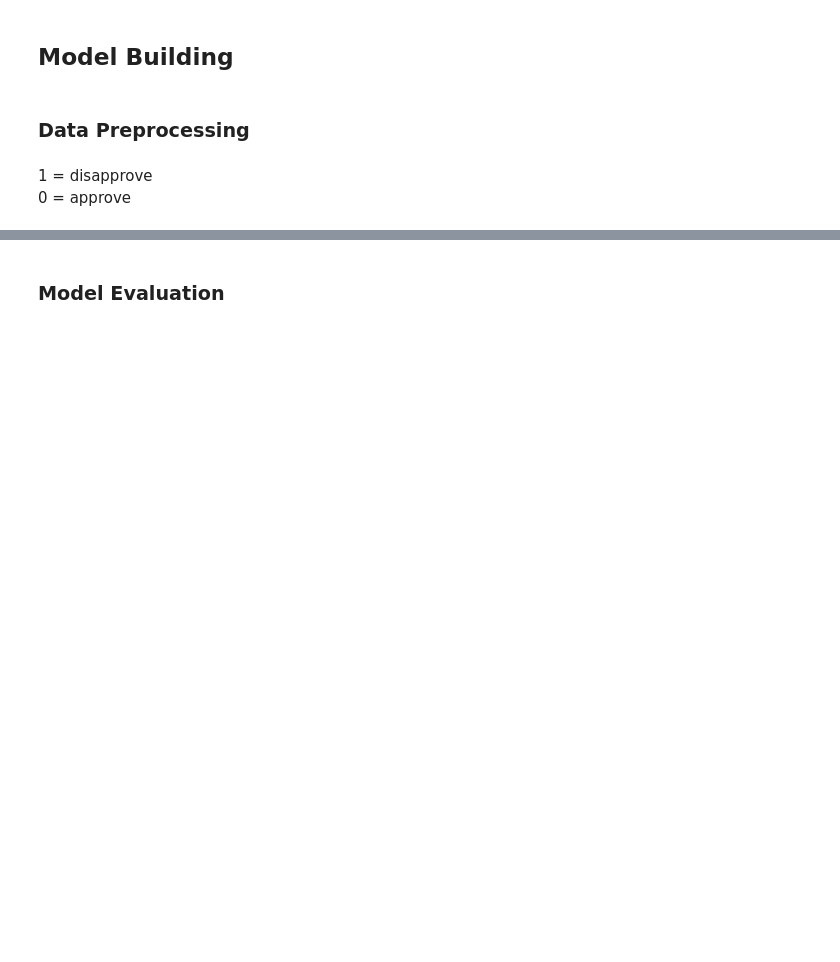
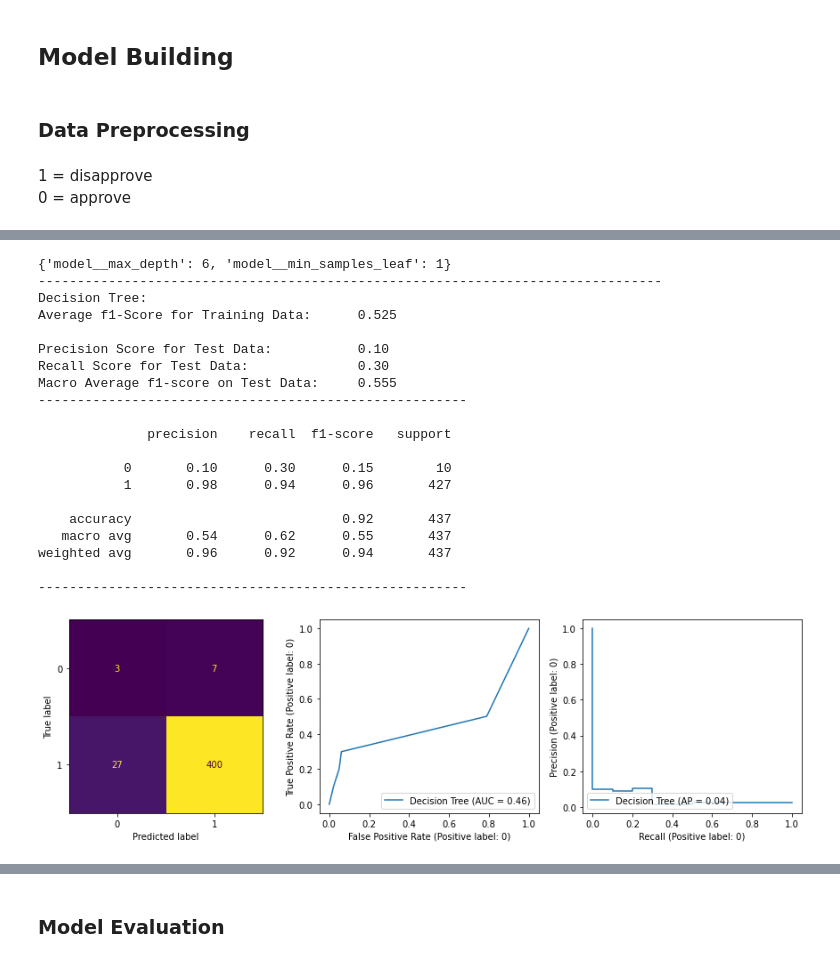
Before and after one commit to dan-grant-hunter/London_Free_Transport, a Jupyter notebook: london_free_transport.ipynb, the cells around one changed output, grey strips where cells are left out. Cells and saved outputs as stored; diff of their text form; code cells hidden in the pictures; blank space fills up the shorter version.

```diff
--- a/london_free_transport.ipynb
+++ b/london_free_transport.ipynb
@@ -647,0 +723,30 @@ plt.xlabel('Predicted class');
+# %%
+# Decision Tree model
+dt = DecisionTreeClassifier(random_state=42)
+params_dt = {
+    'model__max_depth': np.arange(3, 10),
+    'model__min_samples_leaf' : np.arange(1, 10)
+}
+evaluate_model("Decision Tree", dt, params_dt)
+# %% [output]
+{'model__max_depth': 6, 'model__min_samples_leaf': 1}
+--------------------------------------------------------------------------------
+Decision Tree:
+Average f1-Score for Training Data:      0.525
+
+Precision Score for Test Data:           0.10
+Recall Score for Test Data:              0.30
+Macro Average f1-score on Test Data:     0.555
+-------------------------------------------------------
+
+              precision    recall  f1-score   support
+
+           0       0.10      0.30      0.15        10
+           1       0.98      0.94      0.96       427
+
+    accuracy                           0.92       437
+   macro avg       0.54      0.62      0.55       437
+weighted avg       0.96      0.92      0.94       437
+
+-------------------------------------------------------
+[figure, added]
```
Also changed, not shown: parts of 53 cells of this notebook.
